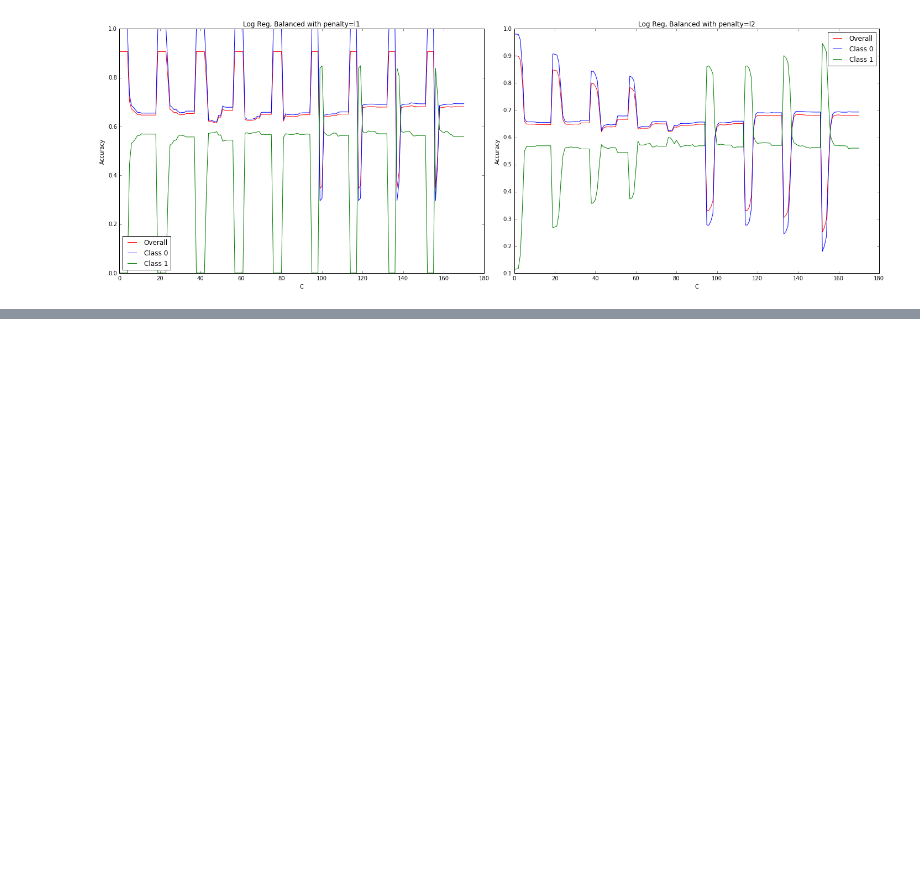
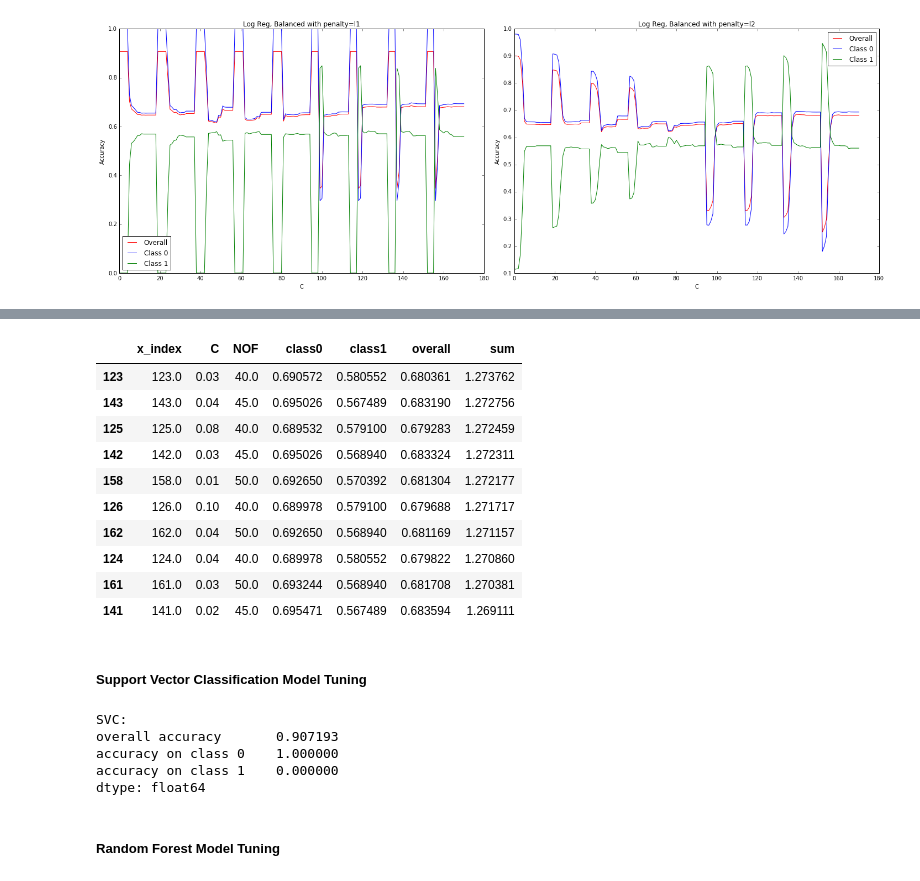
Before and after one commit to harvard-team-pivot/epilepsy-prediction, a Jupyter notebook: docs/ipynb/40_model_02.ipynb, the cells around one changed output, grey strips where cells are left out. Saved outputs shown, nothing was run; the diff lists cells and outputs as text; code cells hidden in the pictures; blank space fills up the shorter version.

Commit message:
Updates to tuning models page

```diff
--- a/docs/ipynb/40_model_02.ipynb
+++ b/docs/ipynb/40_model_02.ipynb
@@ -175,0 +182,39 @@ ncds_data_no_indicators.head()
+# %%
+# Logistic with l2 penalty
+tune_params_l2['sum'] = tune_params_l1['class0'] + tune_params_l1['class1']
+tune_params_l2.sort_values(['sum'], ascending=[False]).head(10)
+# %% [output]
+|  | x_index | C | NOF | class0 | class1 | overall | sum |
+| 123 | 123.0 | 0.03 | 40.0 | 0.690572 | 0.580552 | 0.680361 | 1.273762 |
+| 143 | 143.0 | 0.04 | 45.0 | 0.695026 | 0.567489 | 0.683190 | 1.272756 |
+| 125 | 125.0 | 0.08 | 40.0 | 0.689532 | 0.579100 | 0.679283 | 1.272459 |
+| 142 | 142.0 | 0.03 | 45.0 | 0.695026 | 0.568940 | 0.683324 | 1.272311 |
+| 158 | 158.0 | 0.01 | 50.0 | 0.692650 | 0.570392 | 0.681304 | 1.272177 |
+| 126 | 126.0 | 0.10 | 40.0 | 0.689978 | 0.579100 | 0.679688 | 1.271717 |
+| 162 | 162.0 | 0.04 | 50.0 | 0.692650 | 0.568940 | 0.681169 | 1.271157 |
+| 124 | 124.0 | 0.04 | 40.0 | 0.689978 | 0.580552 | 0.679822 | 1.270860 |
+| 161 | 161.0 | 0.03 | 50.0 | 0.693244 | 0.568940 | 0.681708 | 1.270381 |
+| 141 | 141.0 | 0.02 | 45.0 | 0.695471 | 0.567489 | 0.683594 | 1.269111 |
+# %% [markdown]
+##### Support Vector Classification Model Tuning
+# %%
+# Split data for all features
+x = ncds_data_no_indicators.values[:, :-1]
+y = ncds_data_no_indicators.values[:, -1]
+x_train, x_test, y_train, y_test = train_test_split(x, y, test_size=0.4, random_state=42)
+
+# SVC
+svc = SVC(probability=True,class_weight='balanced')
+svc.fit(x_train, y_train)
+svc_scores = score(svc, x_test, y_test)
+
+print "SVC:"
+print svc_scores
+# %% [output]
+SVC:
+overall accuracy       0.907193
+accuracy on class 0    1.000000
+accuracy on class 1    0.000000
+dtype: float64
+# %% [markdown]
+##### Random Forest Model Tuning
```
Also changed, not shown: parts of 3 cells of this notebook, 4 other files.
